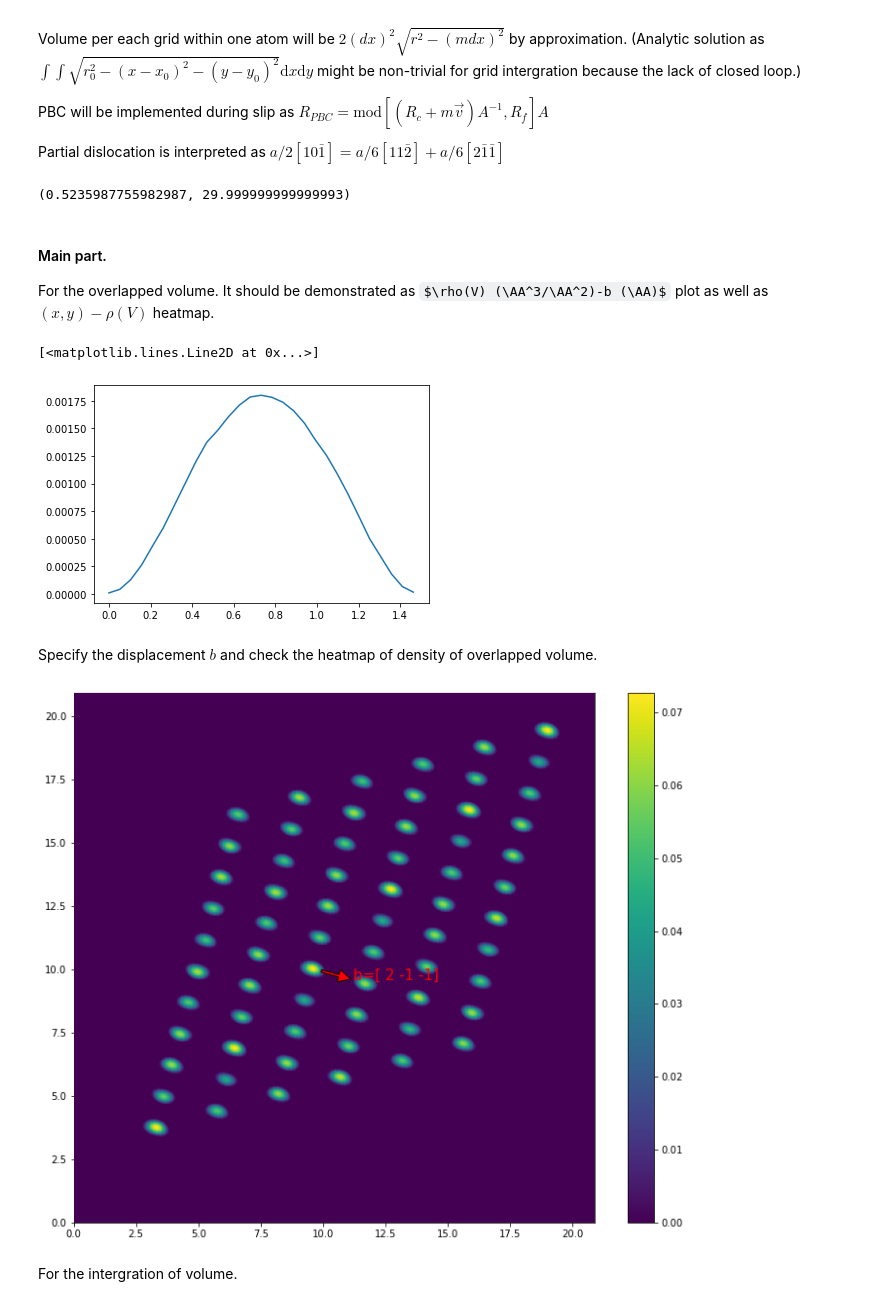
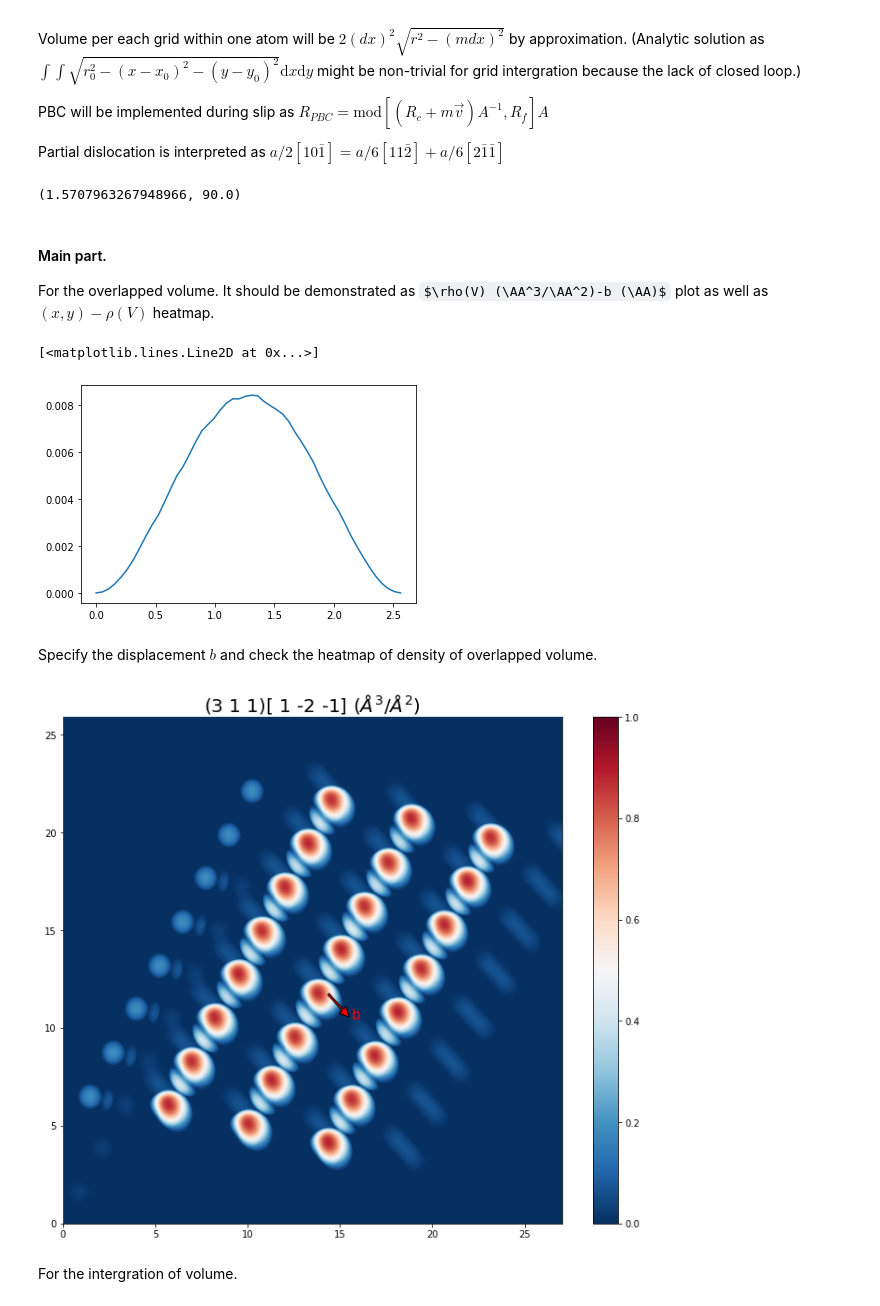
Before and after one commit to wzetto/projLITE, a Jupyter notebook: crystal_overlap/main.ipynb, the cells around one changed output. Saved outputs shown, nothing was run; the diff lists cells and outputs as text; code cells hidden in the pictures; some formulas as TeX source.

```diff
--- a/crystal_overlap/main.ipynb
+++ b/crystal_overlap/main.ipynb
@@ -23,7 +22,7 @@ def draw_3d(ind_raw):
     plt.show()
 
 c_001 = np.array([0,0,1])
-c_target = np.array([1,1,1])
+c_target = np.array([3,1,1])
 
 c_cross = np.cross(c_target, c_001)
 c_cross = c_cross/np.linalg.norm(c_cross)
@@ -42,7 +41,7 @@ fcc_matrix = r.inv().apply(fcc_001_matrix)
 #* Define the fraction coordinates.
 cart_, cart_pbc = [], []
 #* Define x, y, z axis's range.
-num_primcell = 6
+num_primcell = 8
 i_list, j_list = np.arange(num_primcell), np.arange(num_primcell)
 k_list = np.arange(num_primcell)
 
@@ -52,3 +51,11 @@ for i, j, k in product(i_list, j_list, k_list):
     cart_.append(cart__)
 
 cart_ = np.array(cart_)
+# %%
+z_coords = np.unique(np.round(cart_cartesian[:,2], 4))
+len_list = []
+for i in range(len(z_coords)):
+    ind_z = np.where(np.round(cart_cartesian[:,2], 4) == z_coords[i])[0]
+    len_list.append(len(ind_z))
+
+len_list
@@ -81,16 +103,16 @@ def angle_calc(v1, v2):
     angle = np.arccos(np.dot(v1, v2)/(np.linalg.norm(v1)*np.linalg.norm(v2)))
     return angle, np.rad2deg(angle)
 
-angle_calc(np.array([2,-1,-1]), np.array([1,-1,0]))
+angle_calc(np.array([0,0,1]), np.array([1,1,0]))
 # %% [output]
-(0.5235987755982987, 29.999999999999993)
+(1.5707963267948966, 90.0)
 # %%
-slip_vector_001 = np.array([2,-1,-1])
+slip_vector_001 = np.array([1,-2,-1])
 slip_vector_ = np.round(r.apply(slip_vector_001), 4)
 
 au_radii = 1.28 #* Angstrom
 lp_au = 2*math.sqrt(2)*au_radii #* Angstrom
-layer_distance = lp_au/math.sqrt(1+1+1) #* Angstrom, layer distance
+layer_distance = lp_au/np.linalg.norm(c_target) #* Angstrom, layer distance
 cart_cartesian = cart_*lp_au #* Cartesian coordinates for slab model
 lp_supercell_001 = lp_au*(num_primcell) #* Lattice parameter (R_f) of supercell in [001] zone axis.
 cell_fcc = np.array([lp_supercell_001, lp_supercell_001, lp_supercell_001]) #* FCC unit cell
@@ -100,12 +122,13 @@ ds_norm = au_radii/(10*math.sqrt(6)) #* Step per slip operation.
 
 slip_vector_norm = slip_vector_/np.linalg.norm(slip_vector_)
 ds_ = ds_norm*slip_vector_norm #* Step vector
-burgers_vector = lp_au/6*2.5 #* Define burgers vector and its multiplication (total displacement).
+burgers_vector = lp_au/6*2.5*math.sqrt(3) #* Define burgers vector and its multiplication (total displacement).
 ds_num = int(np.ceil(burgers_vector/ds_norm))
 
 z_coords = np.unique(np.round(cart_cartesian[:,2], 4))
-target_layer_bot = np.where(np.abs(cart_cartesian[:,2]-z_coords[2]) < 0.001)[0] #* Static plane
-target_layer_top = np.where(np.abs(cart_cartesian[:,2]-z_coords[3]) < 0.001)[0] #* Slip plane
+bot_ind, up_ind = len(z_coords)//2, len(z_coords)//2+1
+target_layer_bot = np.where(np.abs(cart_cartesian[:,2]-z_coords[bot_ind]) < 0.001)[0] #* Static plane
+target_layer_top = np.where(np.abs(cart_cartesian[:,2]-z_coords[up_ind]) < 0.001)[0] #* Slip plane
 
 cart_bot, cart_target = cart_cartesian[target_layer_bot], cart_cartesian[target_layer_top]
 cart_slip = np.concatenate((cart_bot, cart_target), axis=0)
@@ -330,10 +353,12 @@ for key, value in overlap_dict_grid.items():
     y_specify_plot.append(key[1])
     volume_specify_list.append(value/ds_num)
 # %%
+%matplotlib inline
+
 plt.plot(b_list, mean_vol_list)
 # %% [output]
 [<matplotlib.lines.Line2D at 0x...>]
-[figure, old version]
+[figure, new version]
 # %% [markdown]
 Specify the displacement $b$ and check the heatmap of density of overlapped volume.
 # %%
@@ -369,37 +394,44 @@ with open('./crystal_overlap/utils/dict_grid_raw.pickle', 'rb') as f:
 fig, ax = plt.subplots(figsize=(12,10))
 
 #* Draw the slip direction
 x_min, x_max = np.min(cart_target[:,0]), np.max(cart_target[:,0])
 y_min, y_max = np.min(cart_target[:,1]), np.max(cart_target[:,1])
 x_mid, y_mid = (x_min+x_max)/2, (y_min+y_max)/2
 k = slip_vector_[1]/slip_vector_[0]
 b = y_mid-k*x_mid
 dx_vector = (x_max-x_mid)/4
 dy_vector = dx_vector*k
 
 dx_vector, dy_vector = dx_vector/np.linalg.norm([dx_vector, dy_vector]), dy_vector/np.linalg.norm([dx_vector, dy_vector])
 dx_vector *= math.sqrt(burgers_vector)
 dy_vector *= math.sqrt(burgers_vector)
 
 plt.arrow(x_mid, y_mid, dx_vector, dy_vector, zorder=10, facecolor='r',
         width=0.1, head_width=0.5, head_length=0.5, length_includes_head=True)
 
 x_min_plot, x_max_plot = np.min(cart_cartesian[:,0]), np.max(cart_cartesian[:,0])
 y_min_plot, y_max_plot = np.min(cart_cartesian[:,1]), np.max(cart_cartesian[:,1])
 plt.xlim(x_min_plot, x_max_plot)
 plt.ylim(y_min_plot, y_max_plot)
 
 x_, y_ = x_specify_plot, y_specify_plot
 c_ = volume_specify_list
 
-plt.scatter(x_, y_, c=c_, s=2, zorder=9)
-plt.annotate(f'b={str(slip_vector_001)}', (x_mid+dx_vector*1.1, y_mid+dy_vector*1.1),
+#* Map values specifically to colorbar
+cmap = plt.cm.get_cmap('RdBu_r')
+norm = Normalize(vmin=0, vmax=1)
+
+scatter = plt.scatter(x_, y_, c=c_, cmap=cmap, norm=norm, s=1, zorder=9)
+plt.annotate(f'b', (x_mid+dx_vector*1.1, y_mid+dy_vector*1.1),
              fontsize=15, zorder=10, color='r')
-plt.colorbar()
+
+cbar = plt.colorbar(scatter, )
+
+plt.title(f'({str(c_target)[1:-1]}){str(slip_vector_001)} ($\AA^3/\AA^2$)', fontsize=20)
 
 plt.show()
 # %% [output]
-[figure, old version]
+[figure, new version]
 # %% [markdown]
 For the intergration of volume.
 # %%
```
Also changed, not shown: parts of 5 cells of this notebook, 7 other files.
